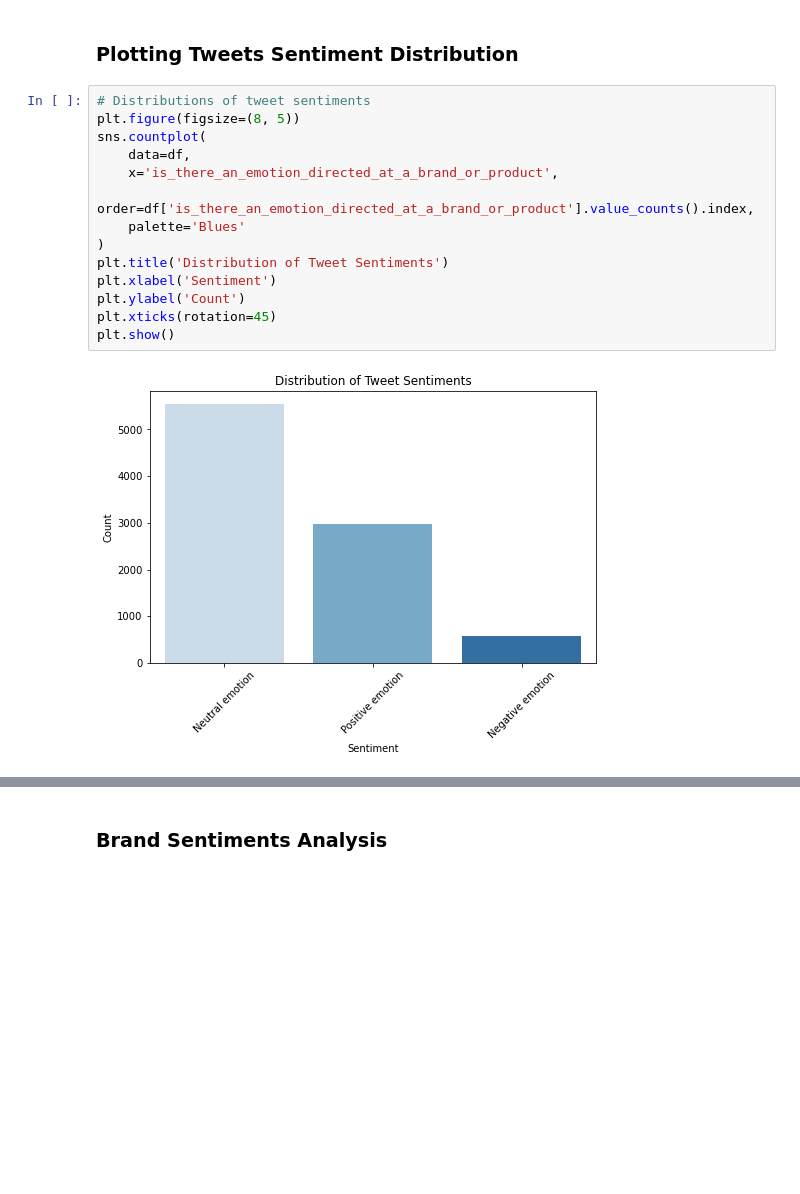
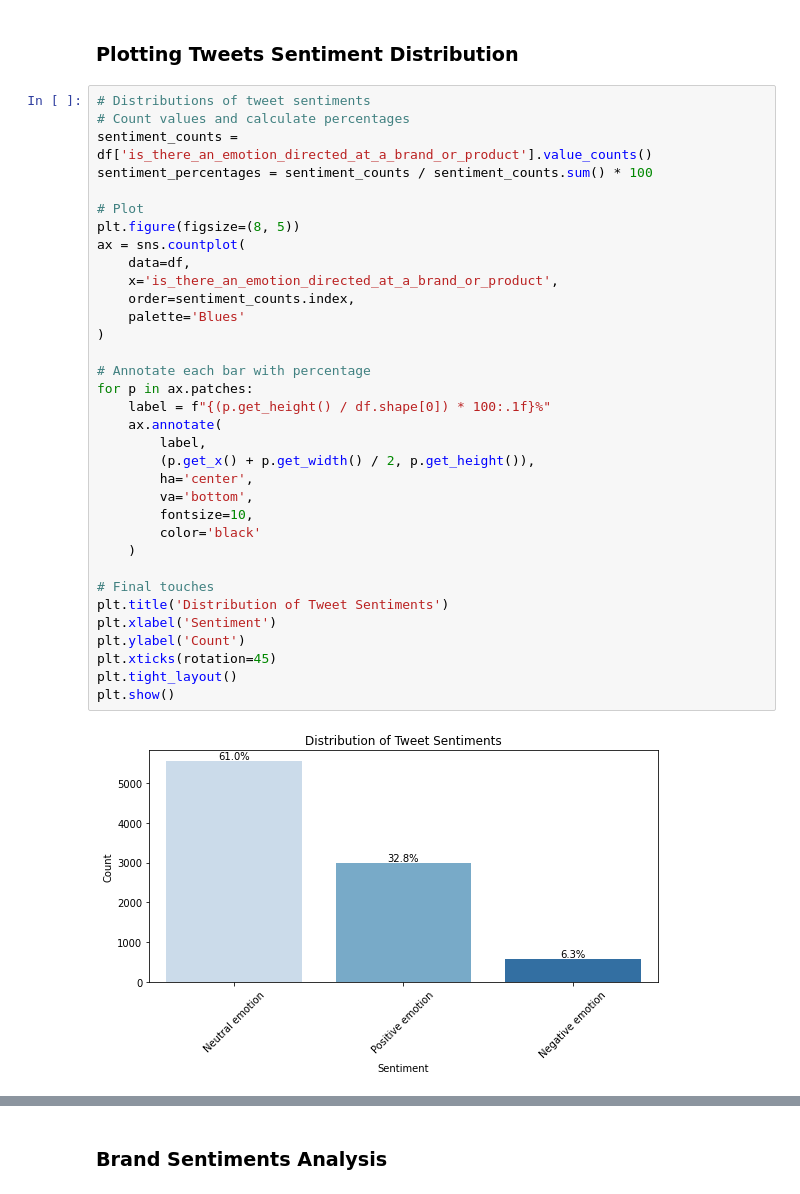
Before and after one commit to Murugi001/Group_5_Phase_4_Project, a Jupyter notebook: index.ipynb, the cells around one changed output, grey strips where cells are left out. Cells and saved outputs as stored; diff of their text form; blank space fills up the shorter version.

```diff
--- a/index.ipynb
+++ b/index.ipynb
@@ -181,18 +220,38 @@ Name: is_there_an_emotion_directed_at_a_brand_or_product, dtype: int64
 ### Plotting Tweets Sentiment Distribution
 # %%
 # Distributions of tweet sentiments
+# Count values and calculate percentages
+sentiment_counts = df['is_there_an_emotion_directed_at_a_brand_or_product'].value_counts()
+sentiment_percentages = sentiment_counts / sentiment_counts.sum() * 100
+
+# Plot
 plt.figure(figsize=(8, 5))
-sns.countplot(
+ax = sns.countplot(
     data=df,
     x='is_there_an_emotion_directed_at_a_brand_or_product',
-    order=df['is_there_an_emotion_directed_at_a_brand_or_product'].value_counts().index,
+    order=sentiment_counts.index,
     palette='Blues'
 )
+
+# Annotate each bar with percentage
+for p in ax.patches:
+    label = f"{(p.get_height() / df.shape[0]) * 100:.1f}%"
+    ax.annotate(
+        label,
+        (p.get_x() + p.get_width() / 2, p.get_height()),
+        ha='center',
+        va='bottom',
+        fontsize=10,
+        color='black'
+    )
+
+# Final touches
 plt.title('Distribution of Tweet Sentiments')
 plt.xlabel('Sentiment')
 plt.ylabel('Count')
 plt.xticks(rotation=45)
+plt.tight_layout()
 plt.show()
 # %% [output]
-[figure, old version]
+[figure, new version]
 # %% [markdown]
```
Also changed, not shown: parts of 19 cells of this notebook.
